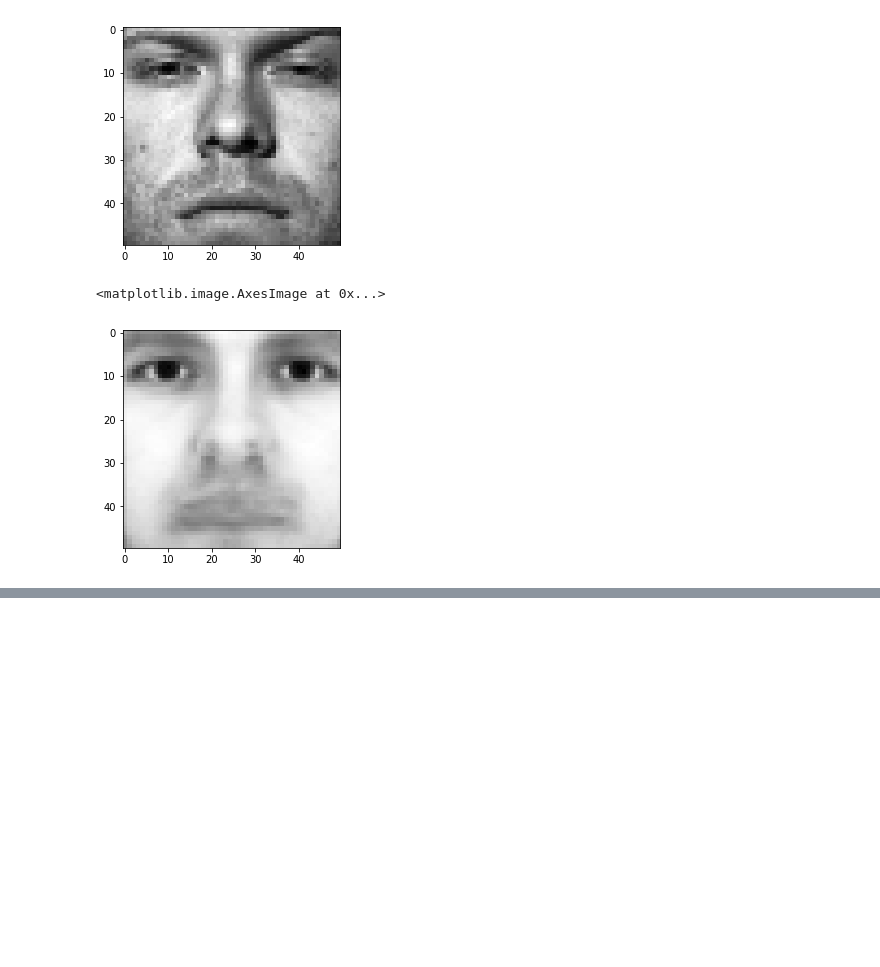
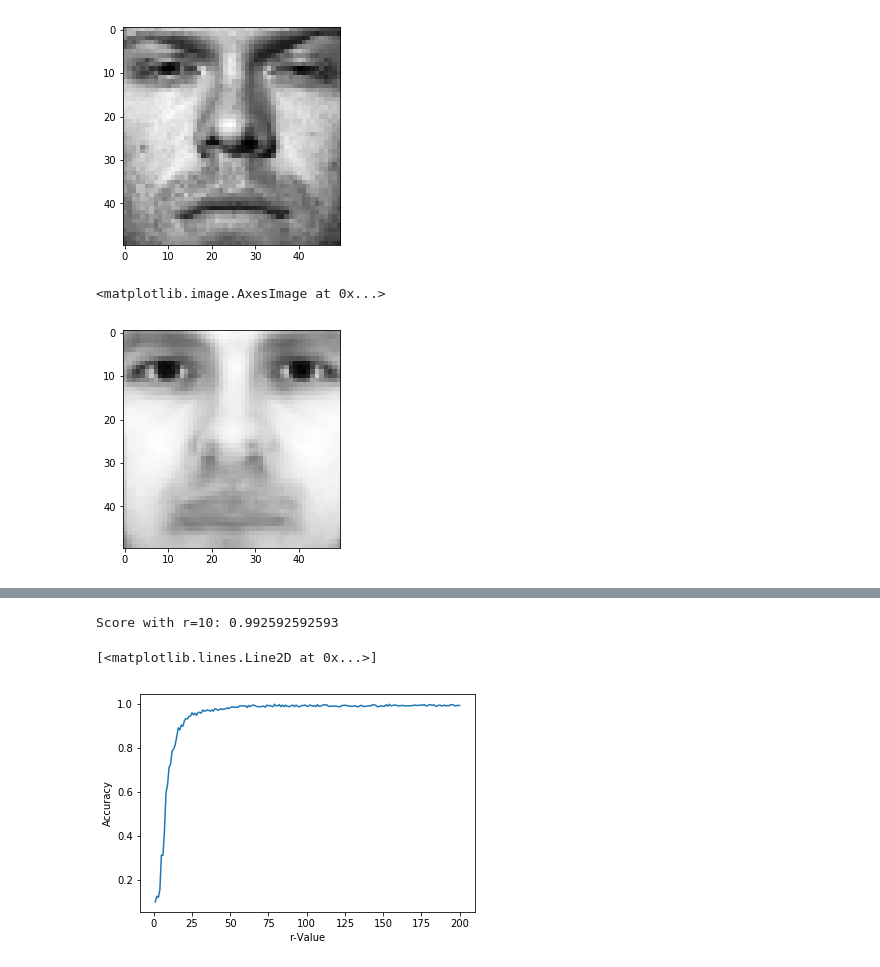
Before and after one commit to ryanfarr01/SVD_and_NaiveBayes, a Jupyter notebook: main.ipynb, the cells around one changed output, grey strips where cells are left out. Cells and saved outputs as stored; diff of their text form; code cells hidden in the pictures; blank space fills up the shorter version.

```diff
--- a/main.ipynb
+++ b/main.ipynb
@@ -70,0 +101,43 @@ print(len(E), len([0]))
+# %%
+"""
+Part 1.G
+"""
+def get_F(r, data, V_t):
+    return data.dot(np.transpose(V_t[:r,:]))
+
+F_train = get_F(10, train_data, Vt)
+F_test = get_F(10, test_data, Vt_test)
+# %%
+"""
+Part 1.F
+"""
+def get_accuracy(model, test_data, test_labels):
+    correct = 0.0
+    predictions = model.predict(test_data)
+    for i in range(len(predictions)):
+        correct += 1.0 if predictions[i] == test_labels[i] else 0.0
+    return correct / len(test_data)
+
+from sklearn.linear_model import LogisticRegression
+model = LogisticRegression(multi_class='ovr')
+model.fit(F_train, train_labels)
+score = get_accuracy(model, F_test, test_labels)
+print('Score with r=10: {0}'.format(score))
+
+scores = []
+for r in range(1, 201):
+    F_train = get_F(r, train_data, Vt)
+    F_test = get_F(r, test_data, Vt_test)
+
+    model = LogisticRegression(multi_class='ovr')
+    model.fit(F_train, train_labels)
+    scores.append(get_accuracy(model, F_test, test_labels))
+
+plt.clf()
+plt.xlabel('r-Value')
+plt.ylabel('Accuracy')
+plt.plot(x_axis, scores)
+# %% [output]
+Score with r=10: 0.992592592593
+[<matplotlib.lines.Line2D at 0x...>]
+[figure, added]
```
Also changed, not shown: parts of 9 cells of this notebook.
